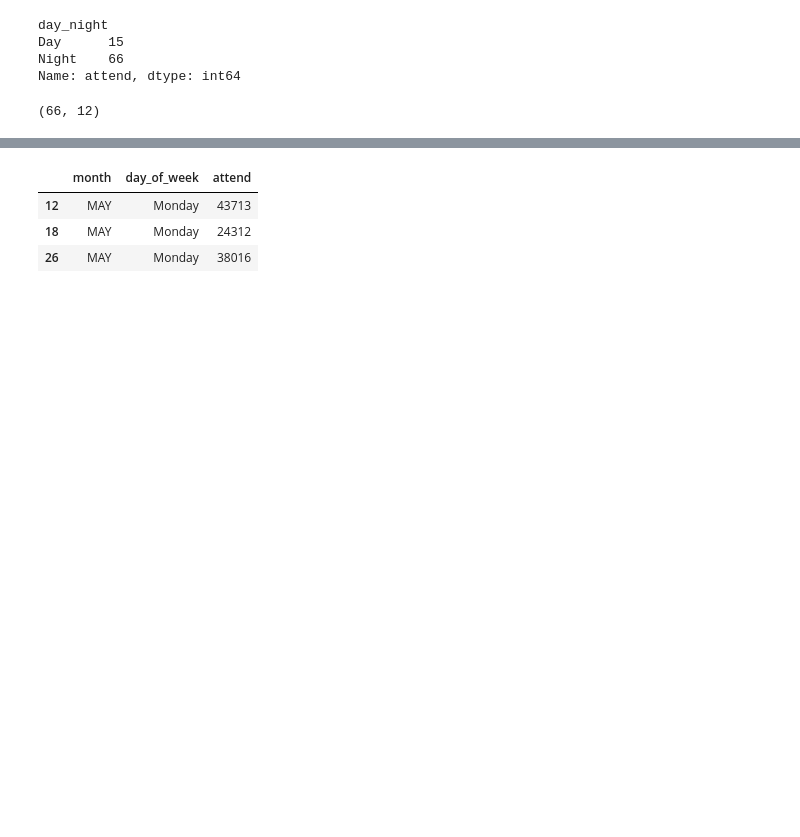
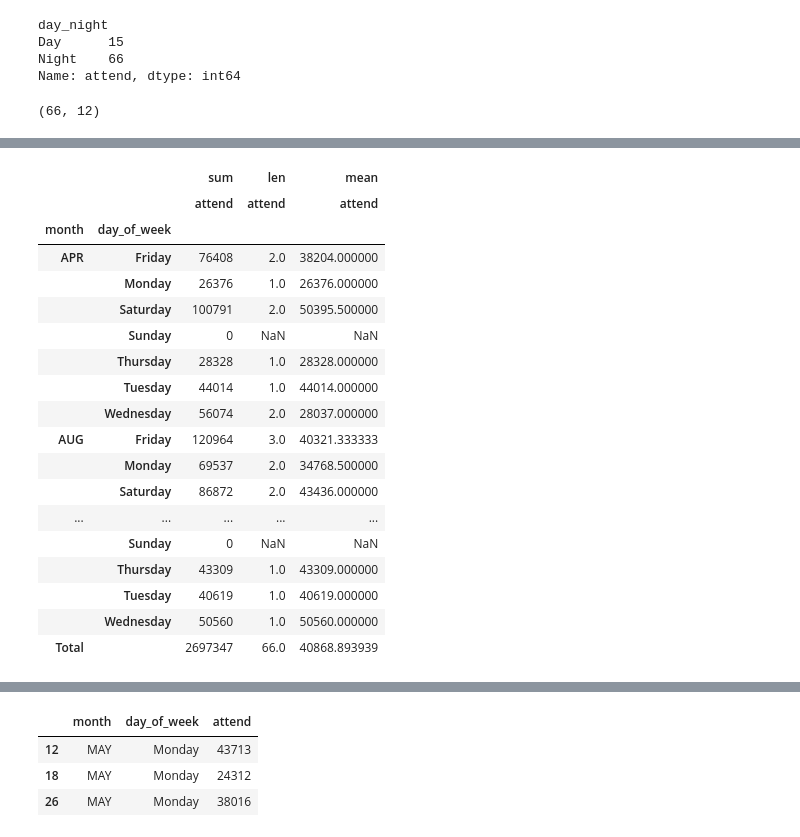
Before and after one commit to samantoz/bu_dsc, a Jupyter notebook: notebooks/DSC630/assign3.2.ipynb, the cells around one changed output, grey strips where cells are left out. Saved outputs shown, nothing was run; the diff lists cells and outputs as text; code cells hidden in the pictures; blank space fills up the shorter version.

```diff
--- a/notebooks/DSC630/assign3.2.ipynb
+++ b/notebooks/DSC630/assign3.2.ipynb
@@ -125 +144,26 @@ Name: attend, dtype: int64
+# %%
+# Pivot data by month and day of the week
+# Total for the whole period is shown in the end
+attend_day = pd.pivot_table(data_nite, index=['month','day_of_week'],values=["attend"],aggfunc=[np.sum,len,np.mean],fill_value=0,margins=True, margins_name='Total')
+attend_day
+# %% [output]
+|  |  | sum | len | mean |
+|  |  | attend | attend | attend |
+| month | day_of_week |  |  |  |
+| APR | Friday | 76408 | 2.0 | 38204.000000 |
+|  | Monday | 26376 | 1.0 | 26376.000000 |
+|  | Saturday | 100791 | 2.0 | 50395.500000 |
+|  | Sunday | 0 | NaN | NaN |
+|  | Thursday | 28328 | 1.0 | 28328.000000 |
+|  | Tuesday | 44014 | 1.0 | 44014.000000 |
+|  | Wednesday | 56074 | 2.0 | 28037.000000 |
+| AUG | Friday | 120964 | 3.0 | 40321.333333 |
+|  | Monday | 69537 | 2.0 | 34768.500000 |
+|  | Saturday | 86872 | 2.0 | 43436.000000 |
+| ... | ... | ... | ... | ... |
+|  | Sunday | 0 | NaN | NaN |
+|  | Thursday | 43309 | 1.0 | 43309.000000 |
+|  | Tuesday | 40619 | 1.0 | 40619.000000 |
+|  | Wednesday | 50560 | 1.0 | 50560.000000 |
+| Total |  | 2697347 | 66.0 | 40868.893939 |
 # %%
```
Also changed, not shown: parts of 21 cells of this notebook.
